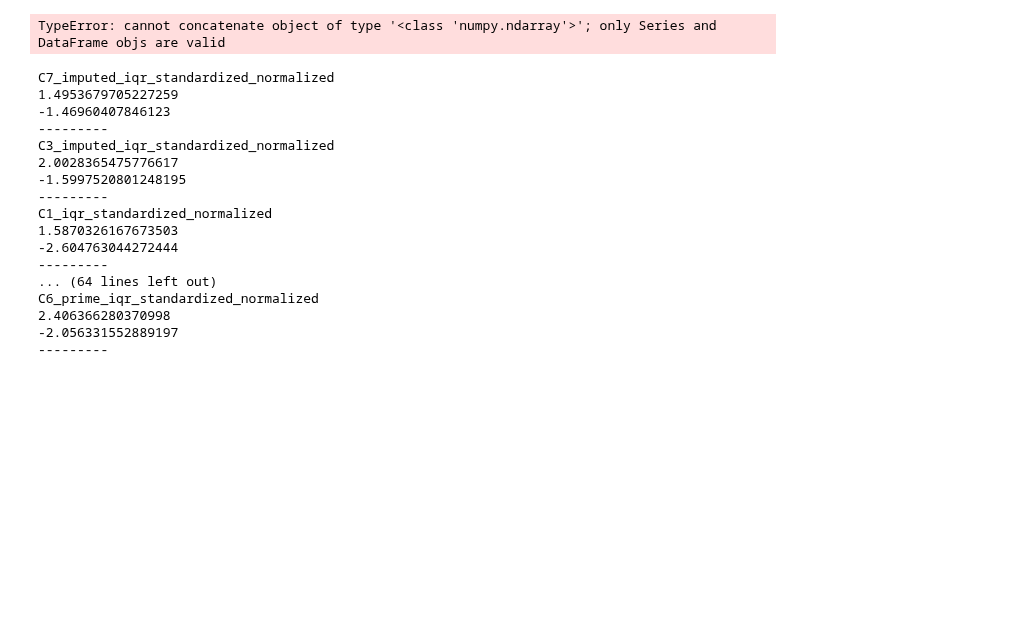
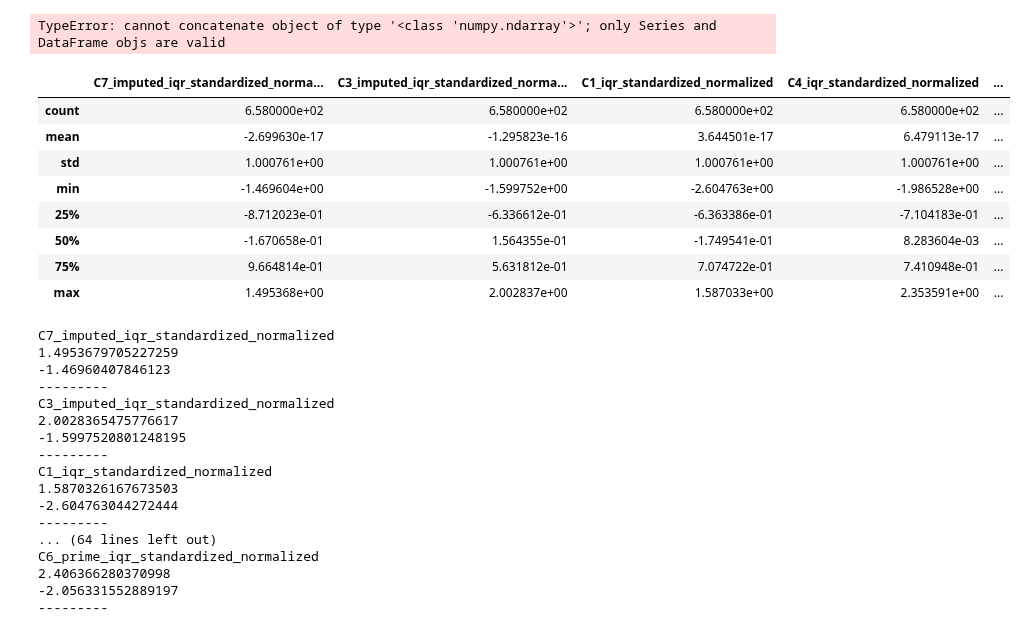
Before and after one commit to fairfield-university-ba545/project1-archana-s-team, a Jupyter notebook: data_prep-dylan.ipynb, the cells around one changed output. Saved outputs shown, nothing was run; the diff lists cells and outputs as text; code cells hidden in the pictures; blank space fills up the shorter version.

```diff
--- a/data_prep-dylan.ipynb
+++ b/data_prep-dylan.ipynb
@@ -1162,6 +957,6 @@ all_cont = all_cont[~pd.isna(all_cont.I1)]
 # %% [markdown]
 # Merge Categorical Variables for final feature set candidates
 # %%
-feat_mat = all_cont.merge(categorical_df)
+feat_mat = all_cont.drop(columns = ['Unnamed: 0']).merge(categorical_df)
 # %%
 feat_mat.drop(columns = ['I1_normalized'], inplace = True)
@@ -1819,3 +1625,5 @@ def test_evaluation_rf(predictors_y1, y1):
 
     imp = clf.feature_importances_
     return clf, imp
+# %%
+feat_mat.drop(columns = ['Unnamed: 0'], inplace = True)
@@ -1921,6 +1734,18 @@ TypeError: cannot concatenate object of type '<class 'numpy.ndarray'>'; only Ser
 # %%
 predictors_y2 = feat_mat[[i for i in feat_mat.columns if 'iqr_standardized_normalized' in i]]
 y2 = target_df.Y2
+# %%
+predictors_y2.describe()
+# %% [output]
+|  | C7_imputed_iqr_standardized_norma... | C3_imputed_iqr_standardized_norma... | C1_iqr_standardized_normalized | C4_iqr_standardized_normalized | ... |
+| count | 6.580000e+02 | 6.580000e+02 | 6.580000e+02 | 6.580000e+02 | ... |
+| mean | -2.699630e-17 | -1.295823e-16 | 3.644501e-17 | 6.479113e-17 | ... |
+| std | 1.000761e+00 | 1.000761e+00 | 1.000761e+00 | 1.000761e+00 | ... |
+| min | -1.469604e+00 | -1.599752e+00 | -2.604763e+00 | -1.986528e+00 | ... |
+| 25% | -8.712023e-01 | -6.336612e-01 | -6.363386e-01 | -7.104183e-01 | ... |
+| 50% | -1.670658e-01 | 1.564355e-01 | -1.749541e-01 | 8.283604e-03 | ... |
+| 75% | 9.664814e-01 | 5.631812e-01 | 7.074722e-01 | 7.410948e-01 | ... |
+| max | 1.495368e+00 | 2.002837e+00 | 1.587033e+00 | 2.353591e+00 | ... |
 # %%
 for i in predictors_y2.columns:
     print(i)
```
Also changed, not shown: parts of 20 cells of this notebook, 1 other file.
